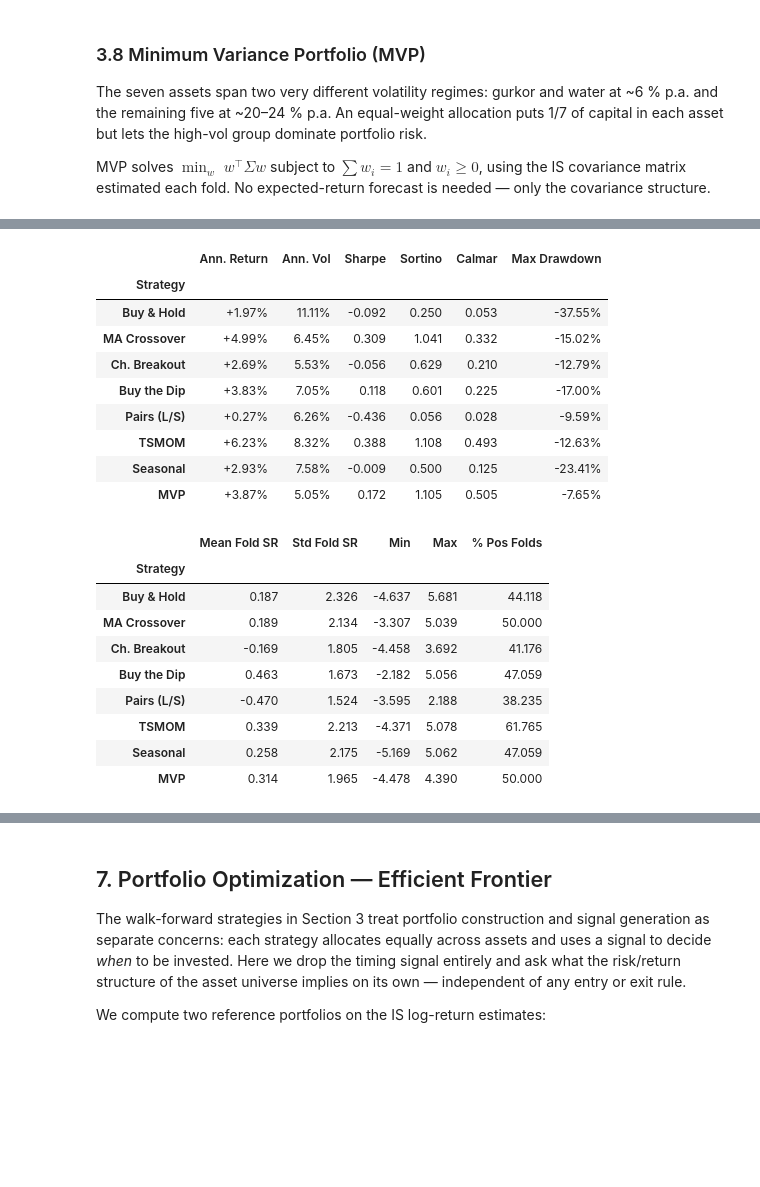
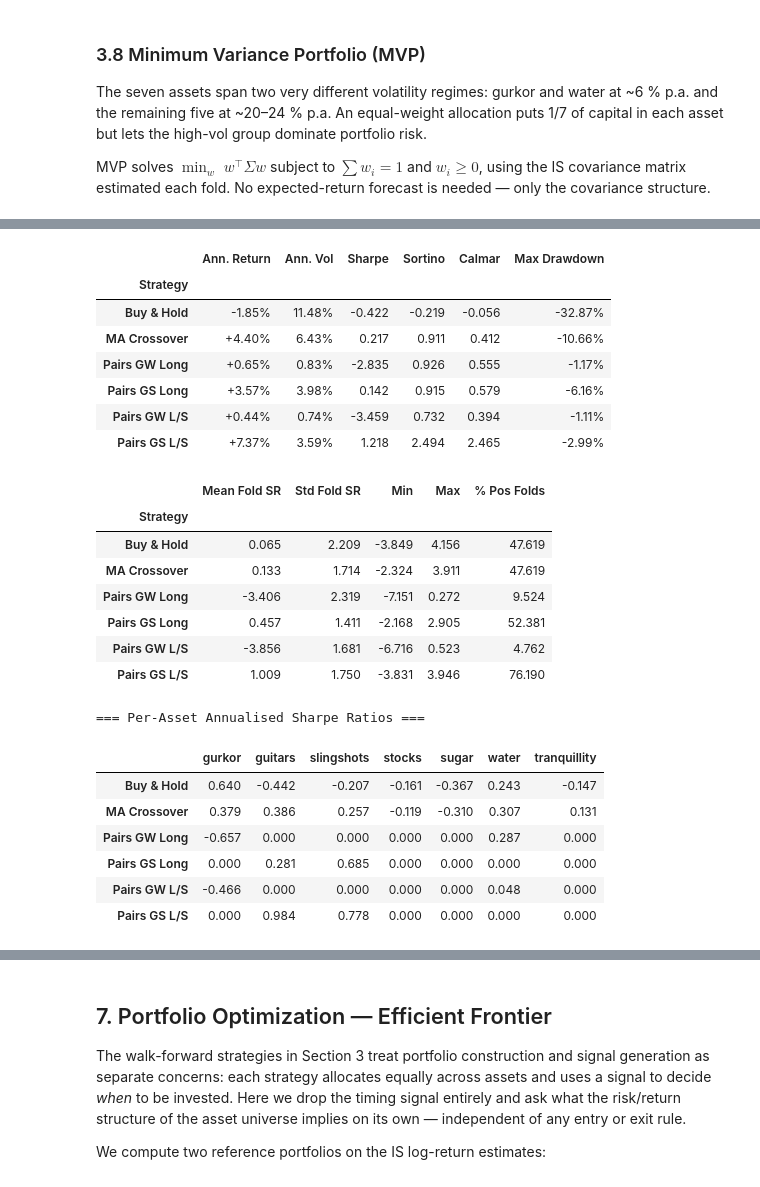
Before and after one commit to PeOll/TMS088, a Jupyter notebook: Subtasks-2/task4-merged.ipynb, the cells around one changed output, grey strips where cells are left out. Saved outputs shown, nothing was run; the diff lists cells and outputs as text; code cells hidden in the pictures; blank space fills up the shorter version.

```diff
--- a/Subtasks-2/task4-merged.ipynb
+++ b/Subtasks-2/task4-merged.ipynb
@@ -147,7 +182,8 @@ def fold_stats(fold_sharpes, label=''):
 Holds an equal 1/7 weight in each of the seven assets for the entire OOS window. No parameters, no signals — serves as the passive baseline every active strategy must beat.
 # %%
 def bh_fold(ret_is, ret_oos, prices_w):
-    return ret_oos[SERIES].mean(axis=1)
+    """Equal-weight buy-and-hold: each asset earns its own return."""
+    return ret_oos[SERIES].copy()
 # %% [markdown]
 ### 3.2 Moving Average Crossover
 
@@ -439,20 +521,26 @@ Each strategy is evaluated by sliding a 500-day IS window and 100-day OOS window
 # %%
-STRATS = [
+MAIN_STRATS = [
     ('Buy & Hold',   bh_fold),
     ('MA Crossover', ma_fold),
+    ('Pairs GW Long', make_pairs_fold('gurkor',  'water',      'lo')),
+    ('Pairs GS Long', make_pairs_fold('guitars', 'slingshots', 'lo')),
+    ('Pairs GW L/S',  make_pairs_fold('gurkor',  'water',      'ls')),
+    ('Pairs GS L/S',  make_pairs_fold('guitars', 'slingshots', 'ls')),
+]
+
+SUPP_STRATS = [
     ('Ch. Breakout', donchian_fold),
     ('Buy the Dip',  dip_fold),
-    ('Pairs (L/S)',  pairs_fold),
     ('TSMOM',        tsmom_fold),
     ('Seasonal',     seasonal_fold),
     ('MVP',          mvp_fold),
 ]
 
-print('Running walk-forward (~2–3 min)...')
+print('Running main walk-forward (6 strategies)...')
 WF = {}
-for name, fn in STRATS:
-    wf_rets, fold_srs = run_walk_forward(fn, lr_pseudo, prices_pseudo)
-    WF[name] = {'rets': wf_rets, 'fold_srs': fold_srs}
-    print(f'  ✓ {name}')
+for name, fn in MAIN_STRATS:
+    wf_df, fold_srs = run_walk_forward(fn, lr_pseudo, prices_pseudo)
+    WF[name] = {'rets': wf_df, 'fold_srs': fold_srs}
+    print(f'  done  {name}')
 print('Done.')
 # %% [output]
@@ -468,9 +554,10 @@ Running walk-forward (~2–3 min)...
 Done.
 # %%
-print('=== Walk-Forward Portfolio Performance ===')
+print('=== Portfolio-Level Walk-Forward Performance ===')
 metric_rows, fold_rows = [], []
-for name, _ in STRATS:
-    metric_rows.append(backtest_metrics(WF[name]['rets'], label=name))
+for name, _ in MAIN_STRATS:
+    port = WF[name]['rets'].mean(axis=1)
+    metric_rows.append(backtest_metrics(port, label=name))
     fold_rows.append(fold_stats(WF[name]['fold_srs'], label=name))
 
 perf_tbl = pd.DataFrame(metric_rows).set_index('Strategy').round(4)
@@ -482,7 +569,15 @@ perf_tbl['Sortino']      = perf_tbl['Sortino'].map('{:.3f}'.format)
 perf_tbl['Calmar']       = perf_tbl['Calmar'].map('{:.3f}'.format)
 display(perf_tbl)
 
-fold_tbl = pd.DataFrame(fold_rows).set_index('Strategy').round(3)
 print()
-display(fold_tbl)
+display(pd.DataFrame(fold_rows).set_index('Strategy').round(3))
+
+# Per-asset Sharpe matrix (strategies × assets)
+sharpe_mat = pd.DataFrame(
+    {name: {col: sharpe(WF[name]['rets'][col]) for col in SERIES}
+     for name, _ in MAIN_STRATS}
+).T
+print()
+print('=== Per-Asset Annualised Sharpe Ratios ===')
+display(sharpe_mat.round(3))
 # %% [output]
@@ -506,21 +597,25 @@ MVP                             mean=0.314  std=1.965  min=-4.478  max=4.390  po
 |  | Ann. Return | Ann. Vol | Sharpe | Sortino | Calmar | Max Drawdown |
 | Strategy |  |  |  |  |  |  |
-| Buy & Hold | +1.97% | 11.11% | -0.092 | 0.250 | 0.053 | -37.55% |
-| MA Crossover | +4.99% | 6.45% | 0.309 | 1.041 | 0.332 | -15.02% |
-| Ch. Breakout | +2.69% | 5.53% | -0.056 | 0.629 | 0.210 | -12.79% |
-| Buy the Dip | +3.83% | 7.05% | 0.118 | 0.601 | 0.225 | -17.00% |
-| Pairs (L/S) | +0.27% | 6.26% | -0.436 | 0.056 | 0.028 | -9.59% |
-| TSMOM | +6.23% | 8.32% | 0.388 | 1.108 | 0.493 | -12.63% |
-| Seasonal | +2.93% | 7.58% | -0.009 | 0.500 | 0.125 | -23.41% |
-| MVP | +3.87% | 5.05% | 0.172 | 1.105 | 0.505 | -7.65% |
+| Buy & Hold | -1.85% | 11.48% | -0.422 | -0.219 | -0.056 | -32.87% |
+| MA Crossover | +4.40% | 6.43% | 0.217 | 0.911 | 0.412 | -10.66% |
+| Pairs GW Long | +0.65% | 0.83% | -2.835 | 0.926 | 0.555 | -1.17% |
+| Pairs GS Long | +3.57% | 3.98% | 0.142 | 0.915 | 0.579 | -6.16% |
+| Pairs GW L/S | +0.44% | 0.74% | -3.459 | 0.732 | 0.394 | -1.11% |
+| Pairs GS L/S | +7.37% | 3.59% | 1.218 | 2.494 | 2.465 | -2.99% |
 |  | Mean Fold SR | Std Fold SR | Min | Max | % Pos Folds |
 | Strategy |  |  |  |  |  |
-| Buy & Hold | 0.187 | 2.326 | -4.637 | 5.681 | 44.118 |
-| MA Crossover | 0.189 | 2.134 | -3.307 | 5.039 | 50.000 |
-| Ch. Breakout | -0.169 | 1.805 | -4.458 | 3.692 | 41.176 |
-| Buy the Dip | 0.463 | 1.673 | -2.182 | 5.056 | 47.059 |
-| Pairs (L/S) | -0.470 | 1.524 | -3.595 | 2.188 | 38.235 |
-| TSMOM | 0.339 | 2.213 | -4.371 | 5.078 | 61.765 |
-| Seasonal | 0.258 | 2.175 | -5.169 | 5.062 | 47.059 |
-| MVP | 0.314 | 1.965 | -4.478 | 4.390 | 50.000 |
+| Buy & Hold | 0.065 | 2.209 | -3.849 | 4.156 | 47.619 |
+| MA Crossover | 0.133 | 1.714 | -2.324 | 3.911 | 47.619 |
+| Pairs GW Long | -3.406 | 2.319 | -7.151 | 0.272 | 9.524 |
+| Pairs GS Long | 0.457 | 1.411 | -2.168 | 2.905 | 52.381 |
+| Pairs GW L/S | -3.856 | 1.681 | -6.716 | 0.523 | 4.762 |
+| Pairs GS L/S | 1.009 | 1.750 | -3.831 | 3.946 | 76.190 |
+=== Per-Asset Annualised Sharpe Ratios ===
+|  | gurkor | guitars | slingshots | stocks | sugar | water | tranquillity |
+| Buy & Hold | 0.640 | -0.442 | -0.207 | -0.161 | -0.367 | 0.243 | -0.147 |
+| MA Crossover | 0.379 | 0.386 | 0.257 | -0.119 | -0.310 | 0.307 | 0.131 |
+| Pairs GW Long | -0.657 | 0.000 | 0.000 | 0.000 | 0.000 | 0.287 | 0.000 |
+| Pairs GS Long | 0.000 | 0.281 | 0.685 | 0.000 | 0.000 | 0.000 | 0.000 |
+| Pairs GW L/S | -0.466 | 0.000 | 0.000 | 0.000 | 0.000 | 0.048 | 0.000 |
+| Pairs GS L/S | 0.000 | 0.984 | 0.778 | 0.000 | 0.000 | 0.000 | 0.000 |
 # %%
```
Also changed, not shown: parts of 41 cells of this notebook, 8 other files.
